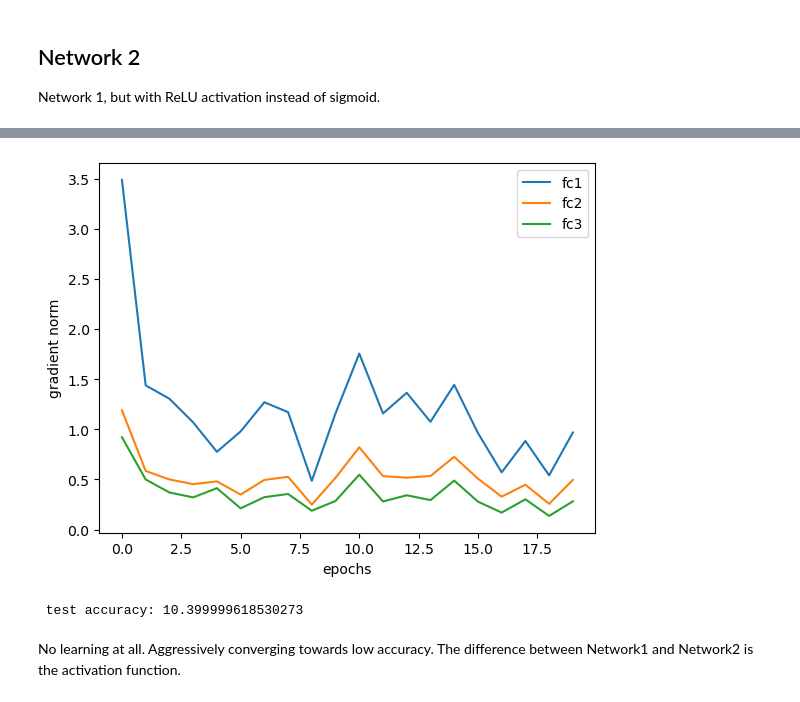
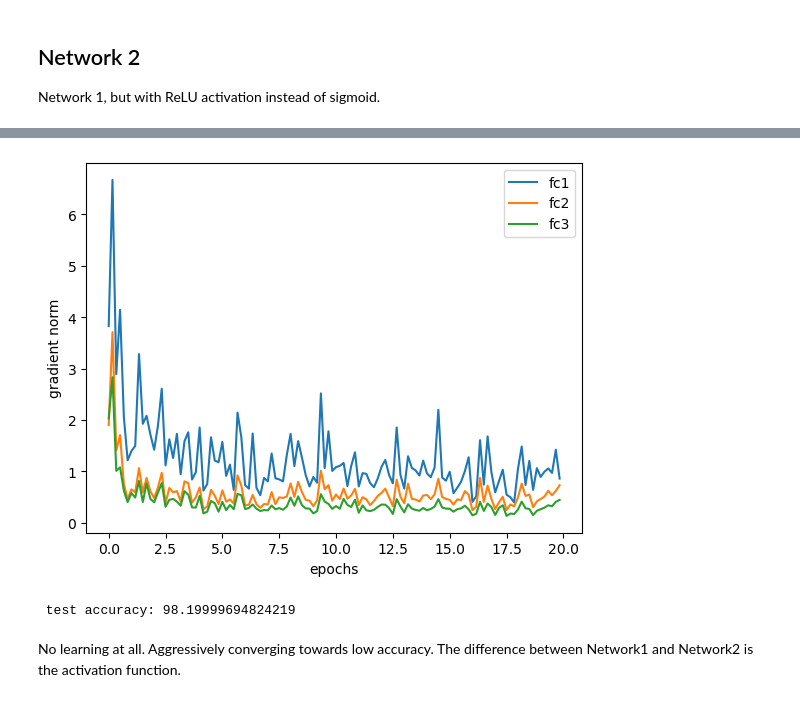
Before and after one commit to slothman3878/pytorch-playground, a Jupyter notebook: negative.ipynb, the cells around one changed output, grey strips where cells are left out. Drawn from its saved outputs; the diff is of its cells as text; code cells hidden in the pictures.

```diff
--- a/negative.ipynb
+++ b/negative.ipynb
@@ -193,7 +193,7 @@ for epoch in range(epochs):
         total_acc = tuple(a + b for a, b in zip(total_acc, accuracy(output, y)))
 
         loss.backward()
-        if i == len(train_loader) - 1:
+        if i % 100 == 99:
             grad_norms_fc1.append(torch.norm(net2.fc1.weight.grad))
             grad_norms_fc2.append(torch.norm(net2.fc2.weight.grad))
             grad_norms_fc3.append(torch.norm(net2.fc3.weight.grad))
@@ -276,13 +276,13 @@ final acc: train 0.8712000250816345 v eval 0.8456000089645386
 # %%
-plt.plot(grad_norms_fc1, label='fc1')
-plt.plot(grad_norms_fc2, label='fc2')
-plt.plot(grad_norms_fc3, label='fc3')
+plt.plot([i/eval_per_epoch for i in range(eval_per_epoch * epochs)], grad_norms_fc1, label='fc1')
+plt.plot([i/eval_per_epoch for i in range(eval_per_epoch * epochs)], grad_norms_fc2, label='fc2')
+plt.plot([i/eval_per_epoch for i in range(eval_per_epoch * epochs)], grad_norms_fc3, label='fc3')
 plt.xlabel('epochs')
 plt.ylabel('gradient norm')
 plt.legend()
 plt.show()
 # %% [output]
-[figure, old version]
+[figure, new version]
 # %%
 with torch.no_grad():
     test_acc = (0, 0)
@@ -293,7 +293,7 @@ with torch.no_grad():
 
 print(f" test accuracy: {100 * test_acc[0] / test_acc[1]}")
 # %% [output]
- test accuracy: 10.399999618530273
+ test accuracy: 98.19999694824219
 # %% [markdown]
 No learning at all. Aggressively converging towards low accuracy. The difference between Network1 and Network2 is the activation function.
 # %% [markdown]
```
Also changed, not shown: parts of 2 cells of this notebook, 4 other files.
